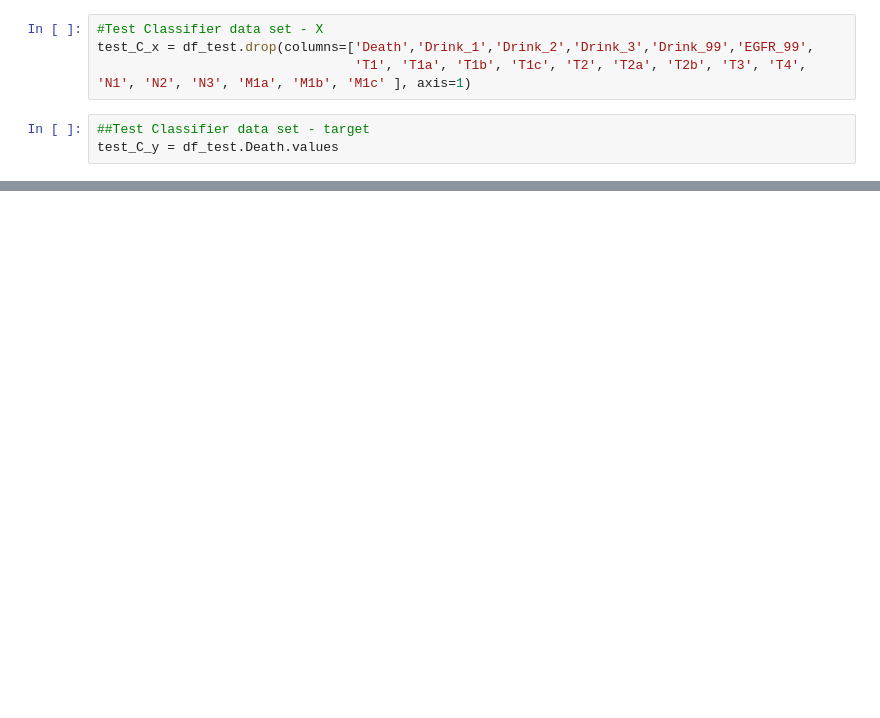
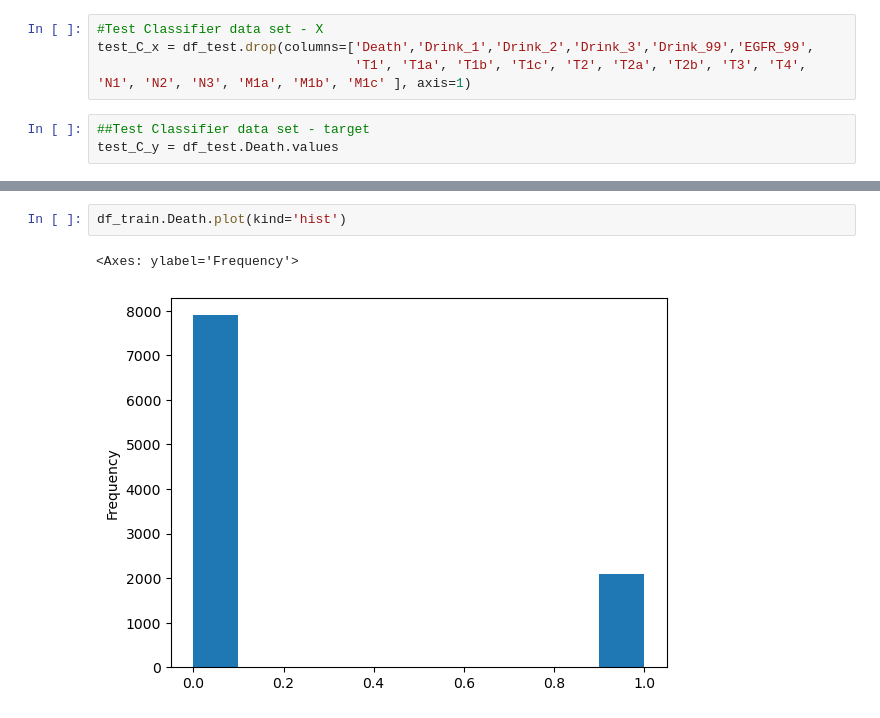
Before and after one commit to iam5027210/wassup_pj1, a Jupyter notebook: LungCancer_new.ipynb, the cells around one changed output, grey strips where cells are left out. Drawn from its saved outputs; the diff is of its cells as text; blank space fills up the shorter version.

```diff
--- a/LungCancer_new.ipynb
+++ b/LungCancer_new.ipynb
@@ -199,0 +212,5 @@ test_C_y = df_test.Death.values
+# %%
+df_train.Death.plot(kind='hist')
+# %% [output]
+<Axes: ylabel='Frequency'>
+[figure, added]
```
Also changed, not shown: parts of 14 cells of this notebook, 1 other file.
